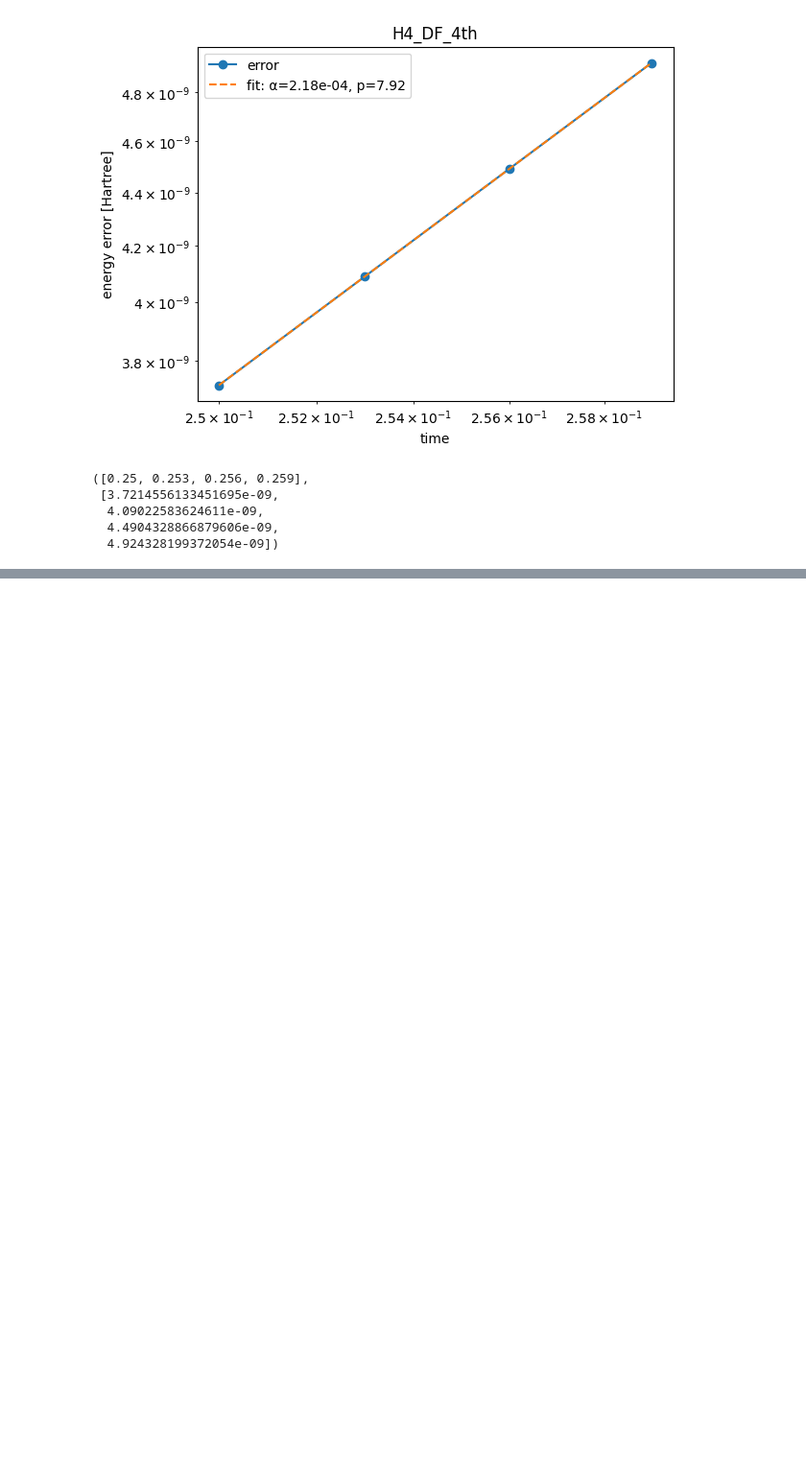
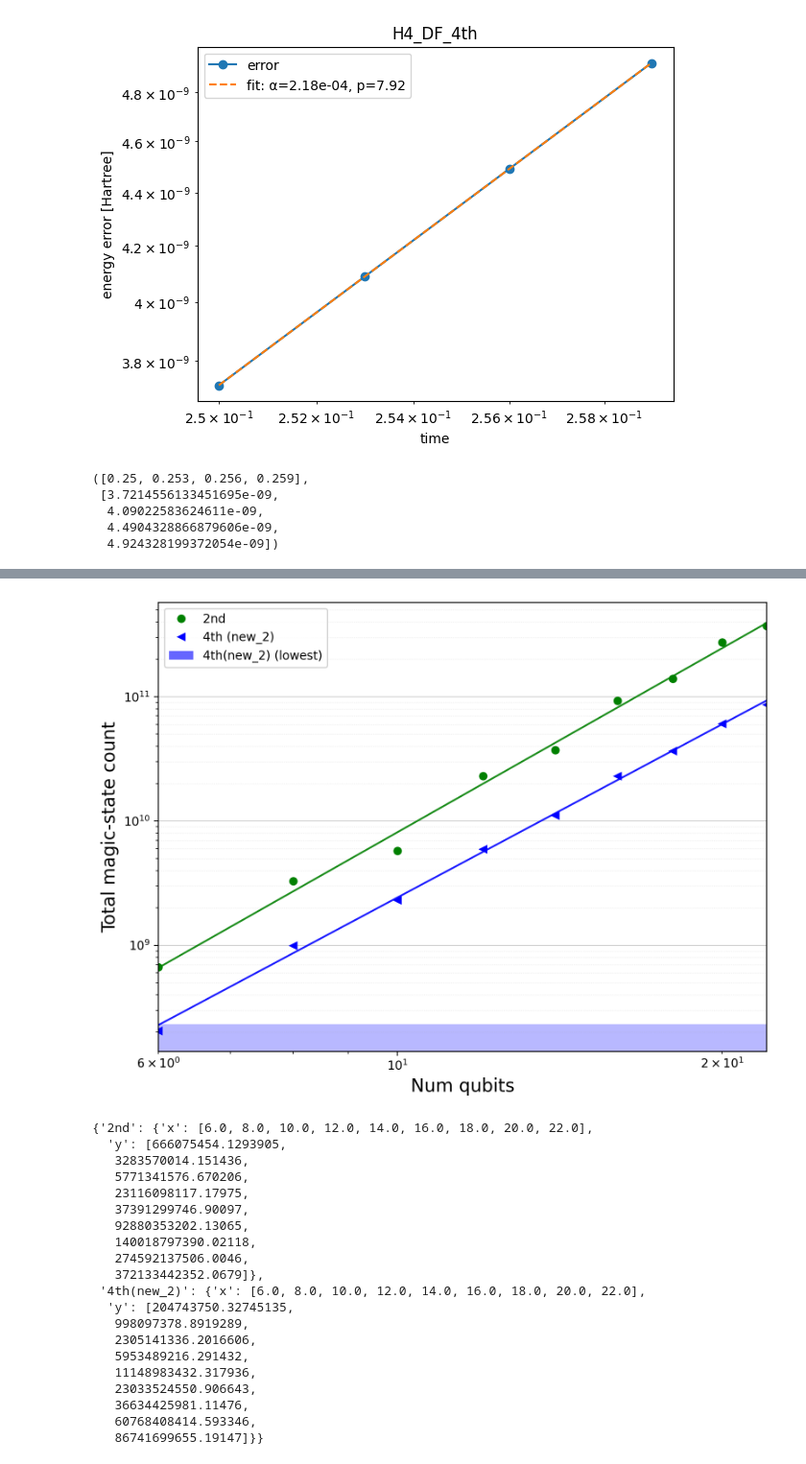
Before and after one commit to HIROMU1015/Evaluation_numGate_highorder_DF, a Jupyter notebook: trotter_DF.ipynb, the cells around one changed output, grey strips where cells are left out. Shown at 96% size. Saved outputs shown, nothing was run; the diff lists cells and outputs as text; code cells hidden in the pictures; blank space fills up the shorter version.

```diff
--- a/trotter_DF.ipynb
+++ b/trotter_DF.ipynb
@@ -374,0 +479,20 @@ pauli rotations (QC-GR circuit): 1116
+# %%
+from trotterlib.cost_extrapolation import surface_code_task_resource_extrapolation
+
+surface_code_task_resource_extrapolation(
+    Hchain=11,
+    n_w_list=["2nd", "4th(new_2)"],
+    source="gr",
+    metric="total_magic_state_count",
+)
+
+# surface_code_task_resource_extrapolation(
+#     Hchain=9,
+#     n_w_list=["2nd", "4th(new_2)"],
+#     source="df",
+#     metric="d_min",
+#     a_eff=1.0,
+#     p_phys=1.0e-3,
+#     delta_fail=1.0e-2,
+# )
+# %% [output]
@@ -374,0 +516,21 @@ pauli rotations (QC-GR circuit): 1116
+[figure, added]
+{'2nd': {'x': [6.0, 8.0, 10.0, 12.0, 14.0, 16.0, 18.0, 20.0, 22.0],
+  'y': [666075454.1293905,
+   3283570014.151436,
+   5771341576.670206,
+   23116098117.17975,
+   37391299746.90097,
+   92880353202.13065,
+   140018797390.02118,
+   274592137506.0046,
+   372133442352.0679]},
+ '4th(new_2)': {'x': [6.0, 8.0, 10.0, 12.0, 14.0, 16.0, 18.0, 20.0, 22.0],
+  'y': [204743750.32745135,
+   998097378.8919289,
+   2305141336.2016606,
+   5953489216.291432,
+   11148983432.317936,
+   23033524550.906643,
+   36634425981.11476,
+   60768408414.593346,
+   86741699655.19147]}}
```
Also changed, not shown: parts of 10 cells of this notebook, 8 other files.
